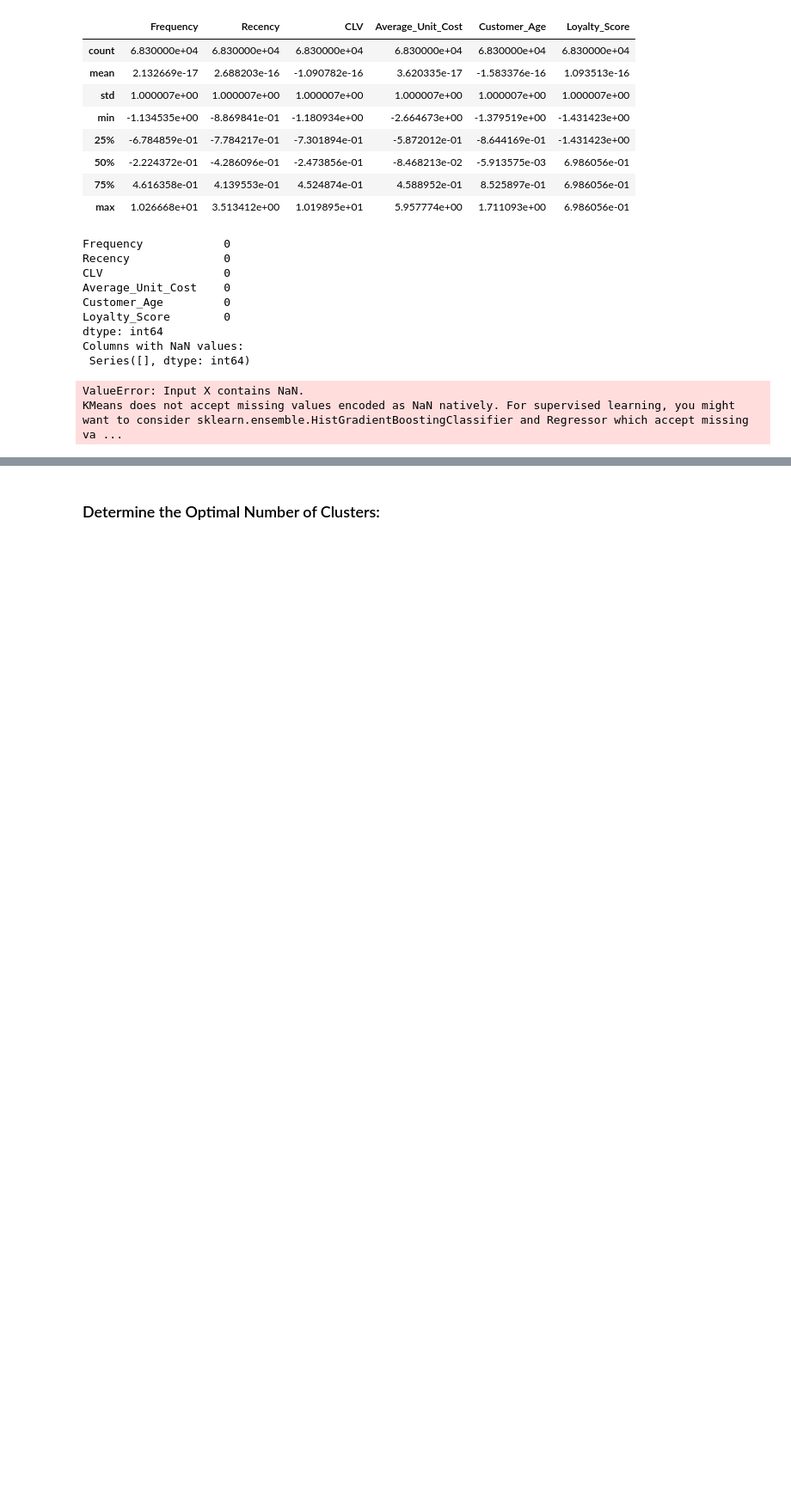
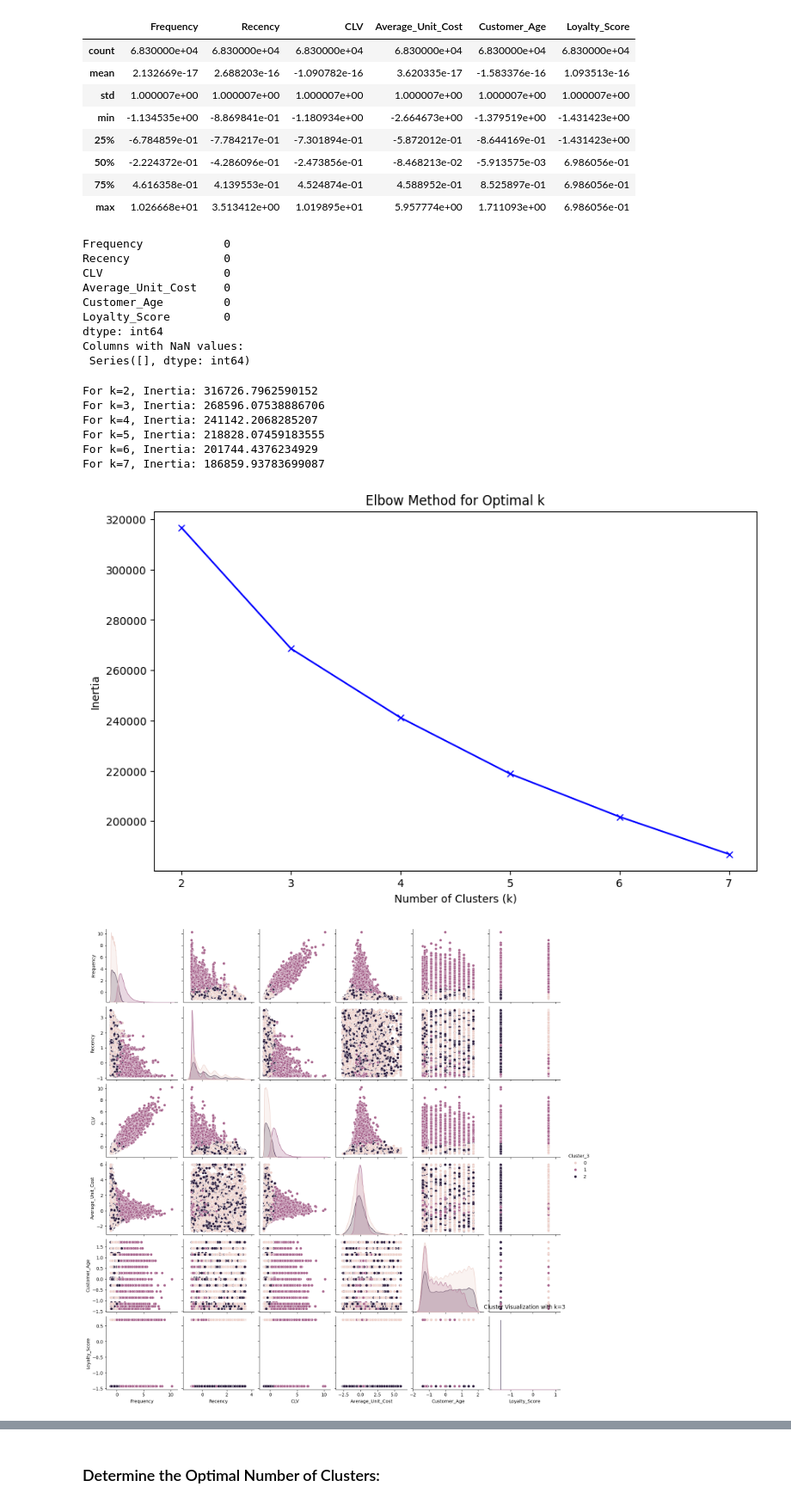
Before and after one commit to sheldonkemper/portfolio, a Jupyter notebook: KEMPER_SHELDON_CAM_C101_Week_6_Mini-project.ipynb, the cells around one changed output, grey strips where cells are left out. Shown at 86% size. Saved outputs shown, nothing was run; the diff lists cells and outputs as text; code cells hidden in the pictures; blank space fills up the shorter version.

```diff
--- a/KEMPER_SHELDON_CAM_C101_Week_6_Mini-project.ipynb
+++ b/KEMPER_SHELDON_CAM_C101_Week_6_Mini-project.ipynb
@@ -1432,7 +1432,7 @@ k_range = range(2, 8)
 
 # Dictionary to store KMeans models and cluster assignments
 kmeans_models = {}
-features_df_preprocessed['Cluster'] = None
+features_df_preprocessed['Cluster'] = 0
 
 # Loop through the range of clusters, fit KMeans, and store the results
 for k in k_range:
@@ -1443,32 +1443,38 @@ for k in k_range:
     kmeans_models[k] = kmeans
 
     # Assign the clusters to the dataframe
     features_df_preprocessed[f'Cluster_{k}'] = kmeans.predict(features_df_preprocessed)
 
     # Visualize the elbow method to determine the optimal number of clusters
     inertia = kmeans.inertia_
     print(f'For k={k}, Inertia: {inertia}')
 
 # Visualize the elbow curve to find the optimal k
 inertia_values = [kmeans_models[k].inertia_ for k in k_range]
 
 plt.figure(figsize=(10, 6))
 plt.plot(k_range, inertia_values, 'bx-')
 plt.xlabel('Number of Clusters (k)')
 plt.ylabel('Inertia')
 plt.title('Elbow Method for Optimal k')
 plt.show()
 
 # Example visualization of the clusters for k=3
 sns.pairplot(features_df_preprocessed, hue='Cluster_3', vars=numerical_features)
 plt.title('Cluster Visualization with k=3')
 plt.show()
 
 # Example boxplot for visualizing a particular feature across clusters
 plt.figure(figsize=(12, 8))
 sns.boxplot(x='Cluster_3', y='CLV', data=features_df_preprocessed)
 plt.title('Boxplot of CLV across Clusters (k=3)')
 plt.show()
 # %% [output]
-ValueError: Input X contains NaN.
-KMeans does not accept missing values encoded as NaN natively. For supervised learning, you might want to consider sklearn.ensemble.HistGradientBoostingClassifier and Regressor which accept missing va ...
+For k=2, Inertia: 316726.7962590152
+For k=3, Inertia: 268596.07538886706
+For k=4, Inertia: 241142.2068285207
+For k=5, Inertia: 218828.07459183555
+For k=6, Inertia: 201744.4376234929
+For k=7, Inertia: 186859.93783699087
+[figure, added]
+[figure, added]
```
Also changed, not shown: parts of 2 cells of this notebook.
